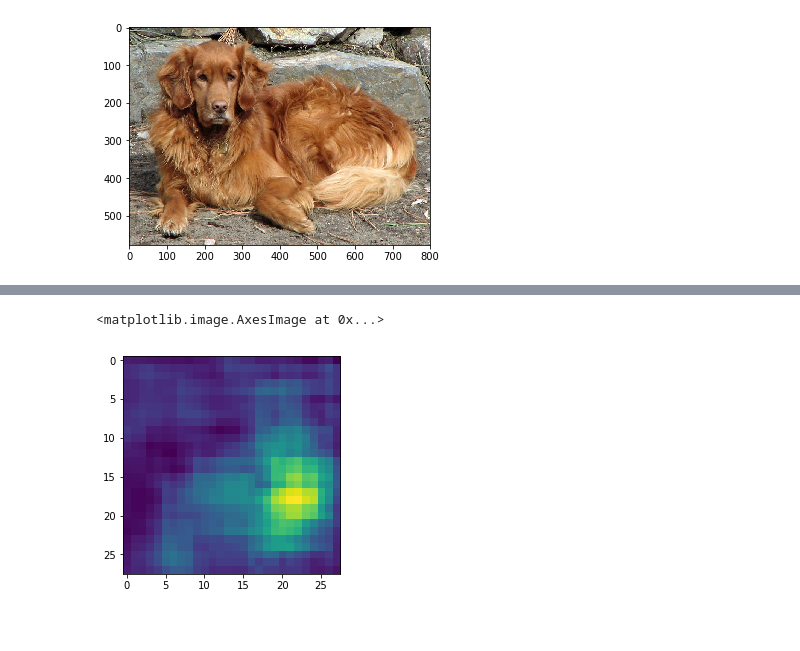
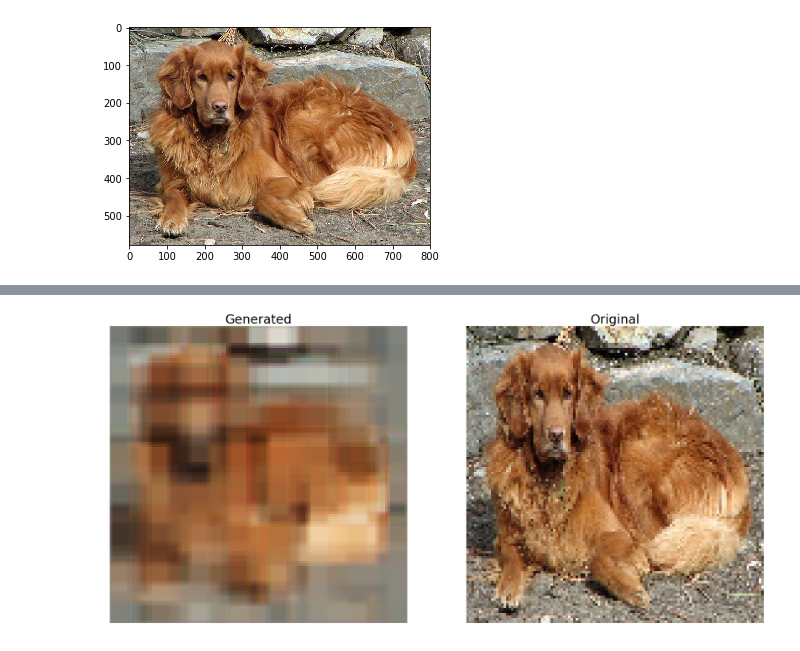
Before and after one commit to tivvit/resnet_gan, a Jupyter notebook: resnet_gan.ipynb, the cells around one changed output, grey strips where cells are left out. Drawn from its saved outputs; the diff is of its cells as text; code cells hidden in the pictures.

```diff
--- a/resnet_gan.ipynb
+++ b/resnet_gan.ipynb
@@ -68,10 +66,10 @@ x = Reshape([4, 4, 8] )(input_img)
 x = Conv2D(8, (3, 3), activation='relu', padding='same')(x)
 x = UpSampling2D((2, 2))(x)
 x = Conv2D(8, (3, 3), activation='relu', padding='same')(x)
-x = UpSampling2D((2, 2))(x)
+x = UpSampling2D((4, 4))(x)
 x = Conv2D(16, (3, 3), activation='relu')(x)
-x = UpSampling2D((2, 2))(x)
-decoded = Conv2D(1, (3, 3), activation='sigmoid', padding='same')(x)
+x = UpSampling2D((4, 4))(x)
+decoded = Conv2D(3, (3, 3), activation='sigmoid', padding='same')(x)
 # %%
 autoencoder = Model(input_img, decoded)
 autoencoder.compile(optimizer='adadelta', loss='binary_crossentropy')
@@ -100,8 +98,8 @@ TensorBoard = tf.keras.callbacks.TensorBoard
 
 autoencoder.fit(np.array([f[:128]]),
                 #np.array([np.expand_dims(image.img_to_array(small_out), axis=0)]),
-                np.reshape([image.img_to_array(small_out)[:,:,0]], (1, 28, 28, 1)).astype('float32') / 255.,
-                epochs=50,
+                np.reshape([image.img_to_array(small_out)], (1, 120, 120, 3)).astype('float32') / 255.,
+                epochs=500,
                )
                 #batch_size=128,
                 #shuffle=True,
@@ -128,10 +126,21 @@ Epoch 50/50
 <tensorflow.python.keras._impl.keras.callbacks.History at 0x...>
 # %%
 decoded_img = autoencoder.predict(np.array([f[:128]]))
-plt.imshow(decoded_img.reshape(28, 28))
+#plt.imshow(decoded_img.reshape(28, 28, 3))
-# %% [output]
-<matplotlib.image.AxesImage at 0x...>
-[figure, removed]
+# %%
+plt.figure(figsize=(28, 28))
+plt.subplot(1, 2, 1)
+plt.imshow(decoded_img.reshape(120, 120, 3))
+plt.title('Generated', fontsize=30)
+plt.axis('off')
+plt.subplot(1, 2, 2)
+plt.imshow(small_out)
+plt.title('Original', fontsize=30)
+plt.axis('off')
+#plt.tight_layout()
+plt.show()
+# %% [output]
+[figure, added]
 # %%
 def generator_block(input_node, input_shape, leaku_relu_alpha) :
     channels, height, width = input_shape
```
Also changed, not shown: parts of 7 cells of this notebook.
